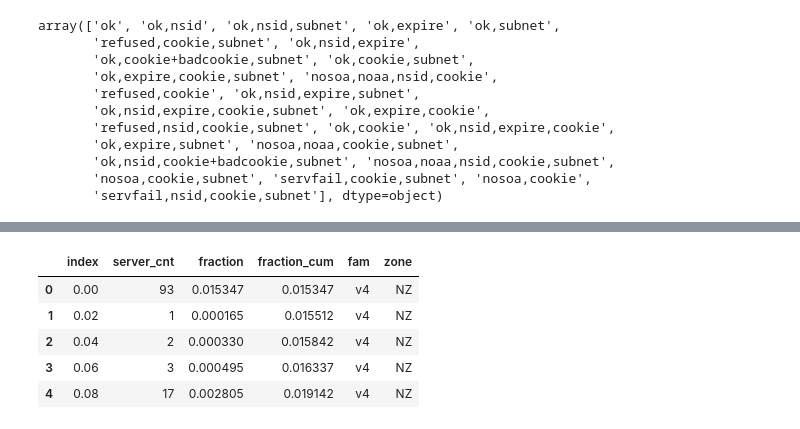
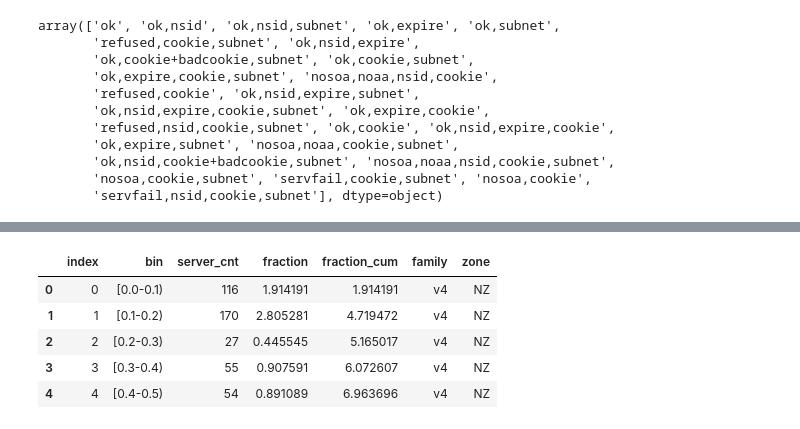
Before and after one commit to InternetNZ/edns-compliance-parser, a Jupyter notebook: analysis/Analyze EDNS compliance results.ipynb, the cells around one changed output, grey strips where cells are left out. Drawn from its saved outputs; the diff is of its cells as text; code cells hidden in the pictures.

Commit message:
The server analysis and domain analysis was producing the wrong output, with too many bins that didn't allow comparison. Fixed the dual-stack analysis and per address family analysis

```diff
--- a/analysis/Analyze EDNS compliance results.ipynb
+++ b/analysis/Analyze EDNS compliance results.ipynb
@@ -349,0 +343,17 @@ d2['score'] = d2['value'].apply(lambda x: 1.0 if x=='ok' else 0.8 if 'ok' in x e
+# %%
+BINS=10
+def hist2df(data=None, col_name=None, col_value=None, col_cnt_name='server_cnt'):
+    bin_range = np.arange(0.0, 1.01, 1.0/BINS)
+    range_fmt = "[{0[0]:.1f}-{0[1]:.1f})"
+    end_range_fmt = "[{0[0]:.1f}-{0[1]:.1f}]"
+    bin_labels = [range_fmt.format(bin_range[i:i+2]) for i in range(0, len(bin_range)-2)] + [end_range_fmt.format(bin_range[-2:])]
+    out, bins  = pd.cut(data, bins=bin_range, labels=bin_labels, include_lowest=True, right=True, retbins=True)
+    df = pd.DataFrame(out.value_counts(sort=False))
+    df.columns = [col_cnt_name]
+    df['fraction'] = 100 * (df[col_cnt_name] / df[col_cnt_name].sum())
+    df['fraction_cum'] = df['fraction'].cumsum()
+    if col_name is not None:
+        df[col_name] = col_value
+    df.reset_index(inplace=True)
+    df.rename(columns={'index': 'bin'}, inplace=True)
+    return df
@@ -363,27 +402,16 @@ server_score_hist.to_json('%s-server-score-histogram.json' % ZONE)
 # %%
-server_fam_score = d2.groupby(['server', 'family'])['score'].apply(lambda x: x.sum()/len(x)).reset_index().pivot_table(index='server', columns='family', values='score').dropna().reset_index()
+server_dual_stack_score = d2.groupby(['server', 'family'])['score'].apply(lambda x: x.sum()/len(x)).reset_index().pivot_table(index='server', columns='family', values='score').dropna().reset_index()
-# %%
-def hist2df(data=None, col_name=None, col_value=None, col_cnt_name='server_cnt'):
-    bin_range = np.arange(0.0, 1.01, 1.0/50.0)
-    out, bins  = pd.cut(data, bins=bin_range, labels=bin_range[:-1], include_lowest=True, right=True, retbins=True)
-    df = pd.DataFrame(out.value_counts(sort=False))
-    df.columns = [col_cnt_name]
-    df['fraction'] = df[col_cnt_name] / df[col_cnt_name].sum()
-    df['fraction_cum'] = df['fraction'].cumsum()
-    if col_name is not None:
-        df[col_name] = col_value
-    return df
 # %%
-server_fam_score_hist = pd.concat([hist2df(data=server_fam_score['v4'], col_name='fam', col_value='v4'),
-                                   hist2df(data=server_fam_score['v6'], col_name='fam', col_value='v6')]).reset_index()
-server_fam_score_hist['zone'] = ZONE
-server_fam_score_hist.to_json('%s-server-score-histogram-per-address-family.json' % ZONE)
+server_dual_stack_score_hist = pd.concat([hist2df(data=server_dual_stack_score['v4'], col_name='family', col_value='v4'),
+                                   hist2df(data=server_dual_stack_score['v6'], col_name='family', col_value='v6')]).reset_index()
+server_dual_stack_score_hist['zone'] = ZONE
+server_dual_stack_score_hist.to_json('%s-dual-stack-server-score-histogram.json' % ZONE)
 # %%
-server_fam_score_hist.head()
+server_dual_stack_score_hist.head()
 # %% [output]
-|  | index | server_cnt | fraction | fraction_cum | fam | zone |
-| 0 | 0.00 | 93 | 0.015347 | 0.015347 | v4 | NZ |
-| 1 | 0.02 | 1 | 0.000165 | 0.015512 | v4 | NZ |
-| 2 | 0.04 | 2 | 0.000330 | 0.015842 | v4 | NZ |
-| 3 | 0.06 | 3 | 0.000495 | 0.016337 | v4 | NZ |
-| 4 | 0.08 | 17 | 0.002805 | 0.019142 | v4 | NZ |
+|  | index | bin | server_cnt | fraction | fraction_cum | family | zone |
+| 0 | 0 | [0.0-0.1) | 116 | 1.914191 | 1.914191 | v4 | NZ |
+| 1 | 1 | [0.1-0.2) | 170 | 2.805281 | 4.719472 | v4 | NZ |
+| 2 | 2 | [0.2-0.3) | 27 | 0.445545 | 5.165017 | v4 | NZ |
+| 3 | 3 | [0.3-0.4) | 55 | 0.907591 | 6.072607 | v4 | NZ |
+| 4 | 4 | [0.4-0.5) | 54 | 0.891089 | 6.963696 | v4 | NZ |
```
Also changed, not shown: parts of 27 cells of this notebook.
